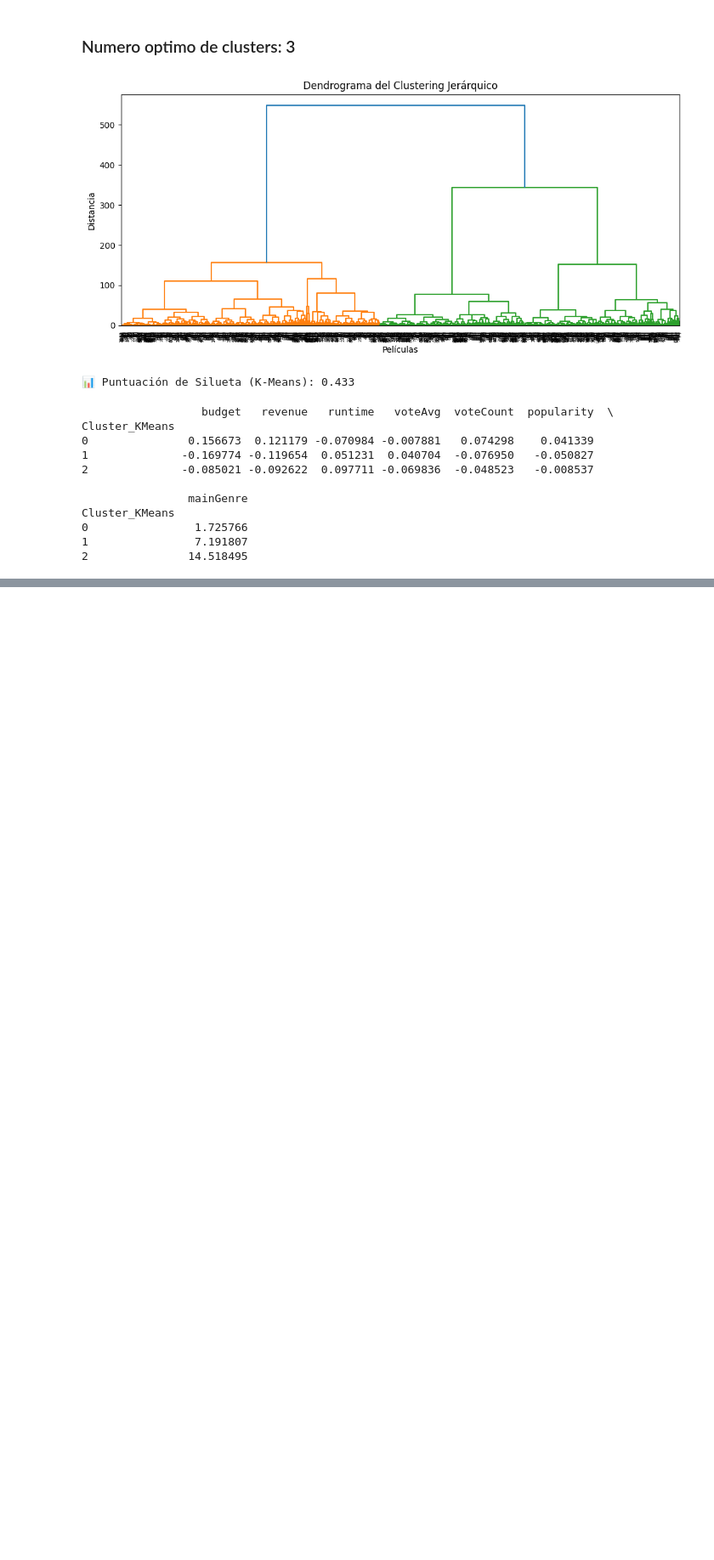
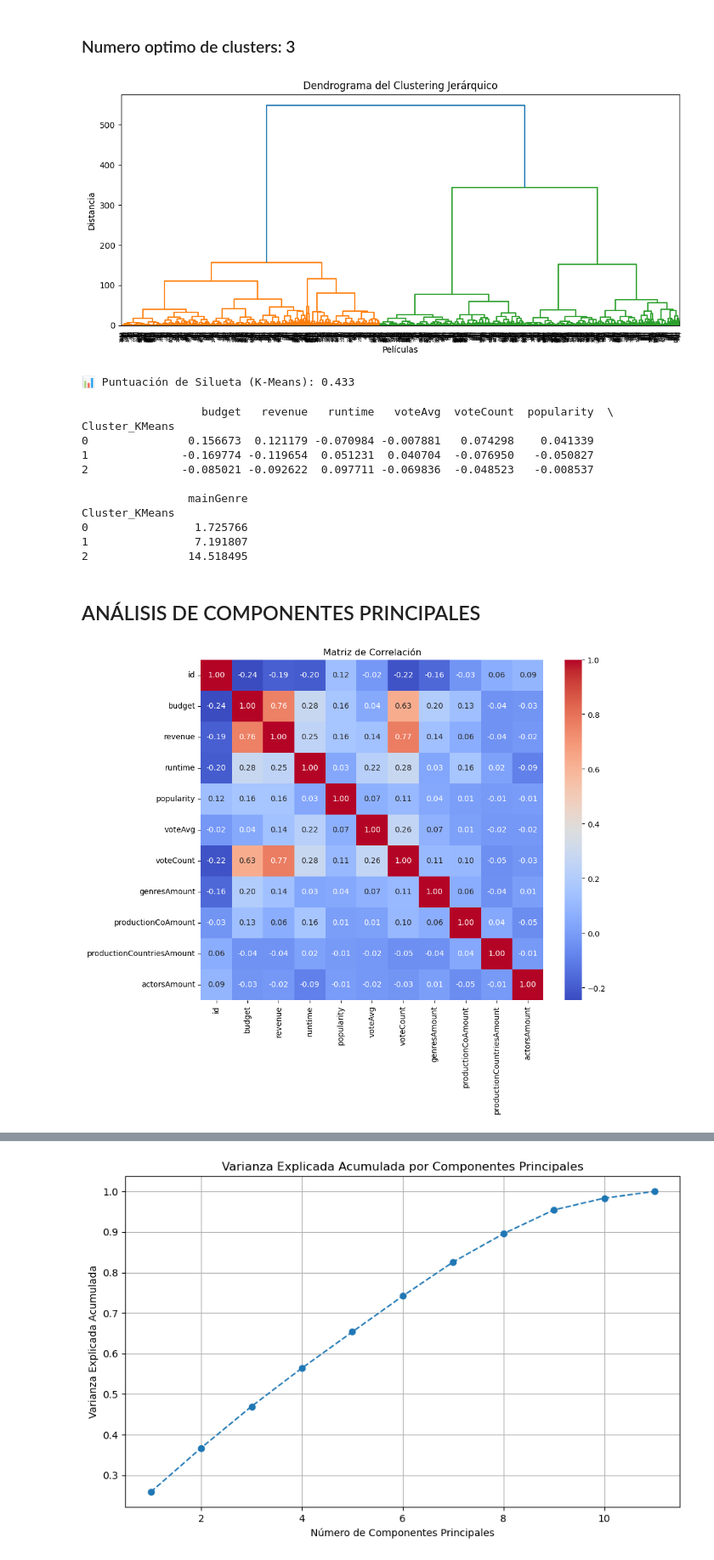
Before and after one commit to OscarEscriba/Proyecto1-Mineria-de-Datos, a Jupyter notebook: Entrega2Proyecto1.ipynb, the cells around one changed output, grey strips where cells are left out. Shown at 85% size. Saved outputs shown, nothing was run; the diff lists cells and outputs as text; code cells hidden in the pictures; blank space fills up the shorter version.

```diff
--- a/Entrega2Proyecto1.ipynb
+++ b/Entrega2Proyecto1.ipynb
@@ -321,3 +376,81 @@ Cluster_KMeans
 0                1.725766
 1                7.191807
 2               14.518495
+# %% [markdown]
+## ANÁLISIS DE COMPONENTES PRINCIPALES
+# %%
+import pandas as pd
+import numpy as np
+import seaborn as sns
+import matplotlib.pyplot as plt
+from scipy.stats import bartlett
+from sklearn.decomposition import PCA
+from sklearn.preprocessing import StandardScaler
+
+# Cargar los datos desde el archivo movies.csv
+df = pd.read_csv('movies.csv', encoding='ISO-8859-1')
+
+# Seleccionar solo las columnas numéricas para el PCA
+df_numeric = df.select_dtypes(include=[np.number])
+
+# Matriz de correlación
+corr_matrix = df_numeric.corr()
+
+# Visualización de la matriz de correlación
+plt.figure(figsize=(10, 8))
+sns.heatmap(corr_matrix, annot=True, cmap='coolwarm', fmt='.2f')
+plt.title("Matriz de Correlación")
+plt.show()
+
+# Explicación de la matriz de correlación
+print("\nExplicación de la matriz de correlación:")
+print("La matriz de correlación muestra las relaciones lineales entre las variables. Los valores cercanos a 1 o -1 indican una fuerte correlación positiva o negativa, respectivamente. Si hay variables altamente correlacionadas, el PCA puede ser útil para reducir la dimensionalidad.")
+
+# Estandarizar los datos para PCA
+scaler = StandardScaler()
+df_scaled = scaler.fit_transform(df_numeric)
+
+# Prueba de esfericidad de Bartlett
+chi_square_value, p_value = bartlett(*df_scaled.T)
+print(f"\nPrueba de esfericidad de Bartlett: Chi cuadrado = {chi_square_value}, p-valor = {p_value}")
+
+if p_value < 0.05:
+    print("La prueba de esfericidad de Bartlett es significativa (p < 0.05), lo que sugiere que las variables están correlacionadas y el PCA es apropiado.")
+else:
+    print("La prueba de esfericidad de Bartlett no es significativa (p >= 0.05), lo que sugiere que las variables no están suficientemente correlacionadas para justificar el uso de PCA.")
+
+# Aplicar PCA
+pca = PCA()
+pca.fit(df_scaled)
+
+# Varianza explicada por cada componente
+explained_variance = pca.explained_variance_ratio_
+cumulative_variance = explained_variance.cumsum()
+
+# Gráfico de la varianza explicada acumulada
+plt.figure(figsize=(10, 6))
+plt.plot(range(1, len(cumulative_variance) + 1), cumulative_variance, marker='o', linestyle='--')
+plt.title('Varianza Explicada Acumulada por Componentes Principales')
+plt.xlabel('Número de Componentes Principales')
+plt.ylabel('Varianza Explicada Acumulada')
+plt.grid(True)
+plt.show()
+
+# Seleccionar el número de componentes principales
+n_components = np.argmax(cumulative_variance >= 0.95) + 1  # Seleccionar componentes que expliquen el 95% de la varianza
+print(f"\nSe seleccionarán {n_components} componentes principales que explican el {cumulative_variance[n_components-1]*100:.2f}% de la varianza.")
+
+# Obtener los componentes principales
+pca = PCA(n_components=n_components)
+df_pca = pca.fit_transform(df_scaled)
+
+# Crear un DataFrame con los componentes principales
+df_pca = pd.DataFrame(df_pca, columns=[f'PC{i+1}' for i in range(n_components)])
+print("\nComponentes principales obtenidos:")
+print(df_pca.head())
+
+# Explicación de los componentes principales
+print("\nExplicación de los componentes principales:")
+print(f"Se han seleccionado {n_components} componentes principales que explican el {cumulative_variance[n_components-1]*100:.2f}% de la varianza. Estos componentes son combinaciones lineales de las variables originales y capturan la mayor variabilidad posible en los datos.")
+# %% [output]
+[figure, added]
@@ -323,0 +462 @@ Cluster_KMeans
+[figure, added]
```
Also changed, not shown: parts of 2 cells of this notebook.
